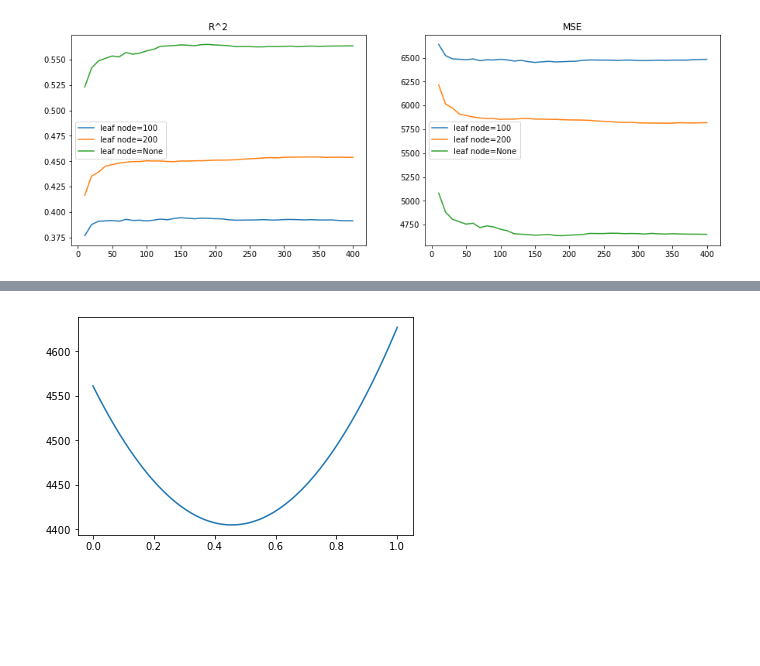
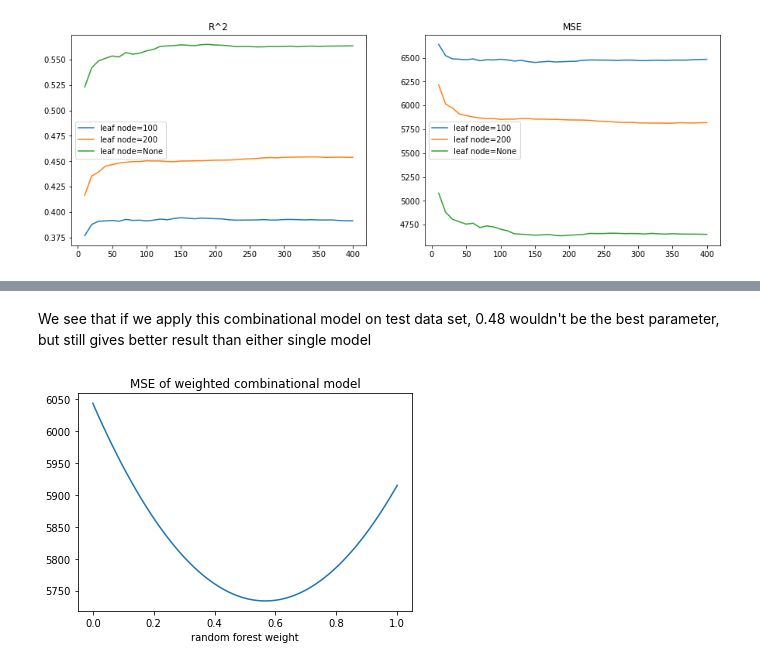
Before and after one commit to nidhalrahali/SDS385-Statistical-Models-for-Big-Data, a Jupyter notebook: Final project/Final project.ipynb, the cells around one changed output, grey strips where cells are left out. Cells and saved outputs as stored; diff of their text form; code cells hidden in the pictures; blank space fills up the shorter version.

```diff
--- a/Final project/Final project.ipynb
+++ b/Final project/Final project.ipynb
@@ -326,3 +433,5 @@ np.mean(np.power(yhat-ytest,2))
 # %%
-rf=sklearn.ensemble.RandomForestRegressor(n_estimators=400,max_features=20)
+rf=sklearn.ensemble.RandomForestRegressor(n_estimators=500,max_features=20)
+t1=time()
 rf.fit(xtrain,ytrain)
+t2=time()
@@ -368,0 +490,10 @@ plt.show()
+# %%
+xtrain=np.array(data_shuffle.loc[:7000,feature]).copy(order='C')
+ytrain=np.array(data_shuffle.loc[:7000,'Appliances']).copy(order='C')
+xvalidate=np.array(data_shuffle.loc[7001:14000,feature]).copy(order='C')
+yvalidate=np.array(data_shuffle.loc[7001:14000,'Appliances']).copy(order='C')
+xtest=np.array(data_shuffle.loc[14001:,feature]).copy(order='C')
+ytest=np.array(data_shuffle.loc[14001:,'Appliances']).copy(order='C')
+# %%
+gb.fit(xtrain,ytrain)
+rf.fit(xtrain,ytrain)
@@ -369,8 +522,15 @@ plt.show()
+# %% [markdown]
+We see that if we apply this combinational model on test data set, 0.48 wouldn't be the best parameter, but still gives better result than either single model
+# %%
+yhat_gb=gb.predict(xtest)
+yhat_rf=rf.predict(xtest)
 # %%
 x_ran=[i*0.01 for i in range(101)]
 combined_model=[np.mean(np.power(yhat_rf*x+yhat_gb*(1-x)-ytest,2)) for x in x_ran]
 plt.figure()
 plt.plot(x_ran,combined_model)
+plt.xlabel('random forest weight')
+plt.title('MSE of weighted combinational model')
 plt.show()
 # %% [output]
-[figure, old version]
+[figure, new version]
```
Also changed, not shown: parts of 51 cells of this notebook.
